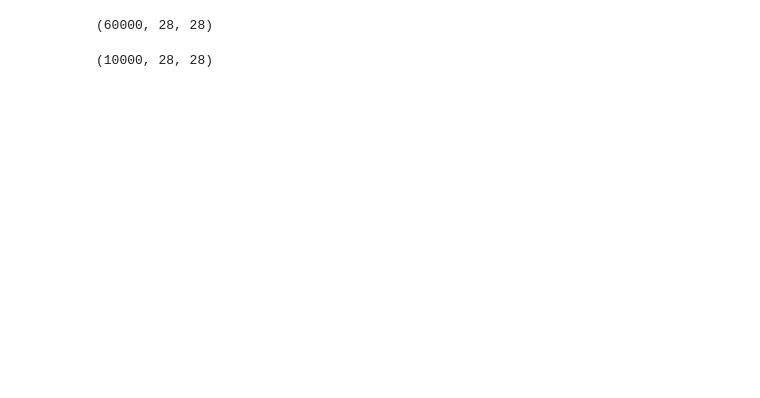
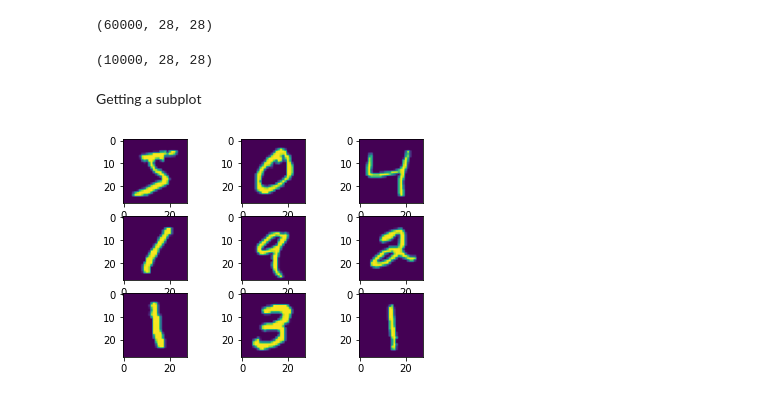
Before and after one commit to Milind-cod3-base/DeepL_MNIST_models, a Jupyter notebook: Cnn_MNIST.ipynb, the cells around one changed output. Saved outputs shown, nothing was run; the diff lists cells and outputs as text; code cells hidden in the pictures; blank space fills up the shorter version.

Commit message:
Subplot & training images set

```diff
--- a/Cnn_MNIST.ipynb
+++ b/Cnn_MNIST.ipynb
@@ -15,3 +15,11 @@ training_images.shape #by this I got the shape of the training sample,
 test_images.shape
 # %% [output]
 (10000, 28, 28)
+# %% [markdown]
+Getting a subplot
+# %%
+for i in range(9):
+  plt.subplot(330+1+i)    #subplot space generated
+  plt.imshow(training_images[i])       #plotting raw pixel in respective indices during each loop/iteration
+# %% [output]
+[figure, added]
```
Also changed, not shown: parts of 2 cells of this notebook.
